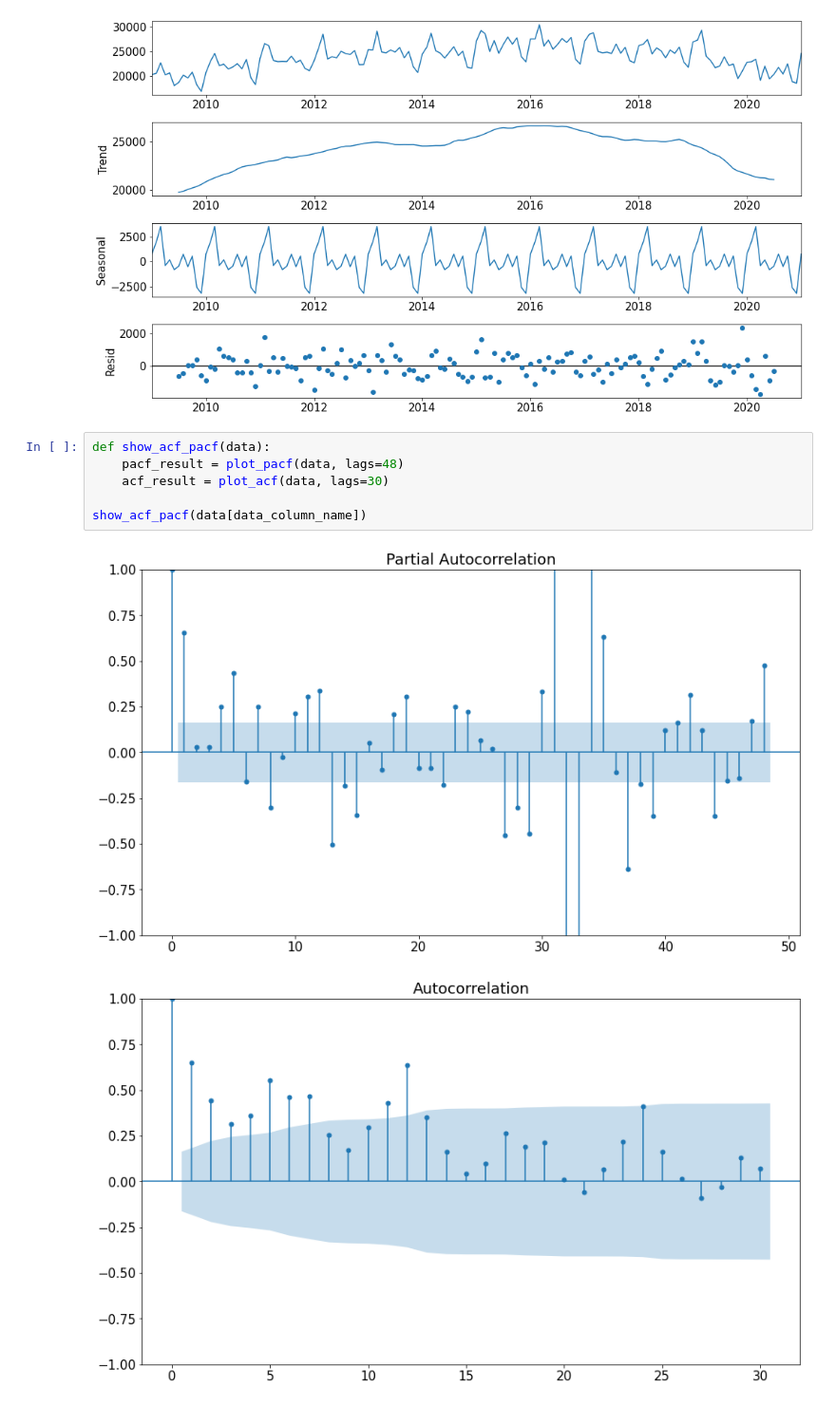
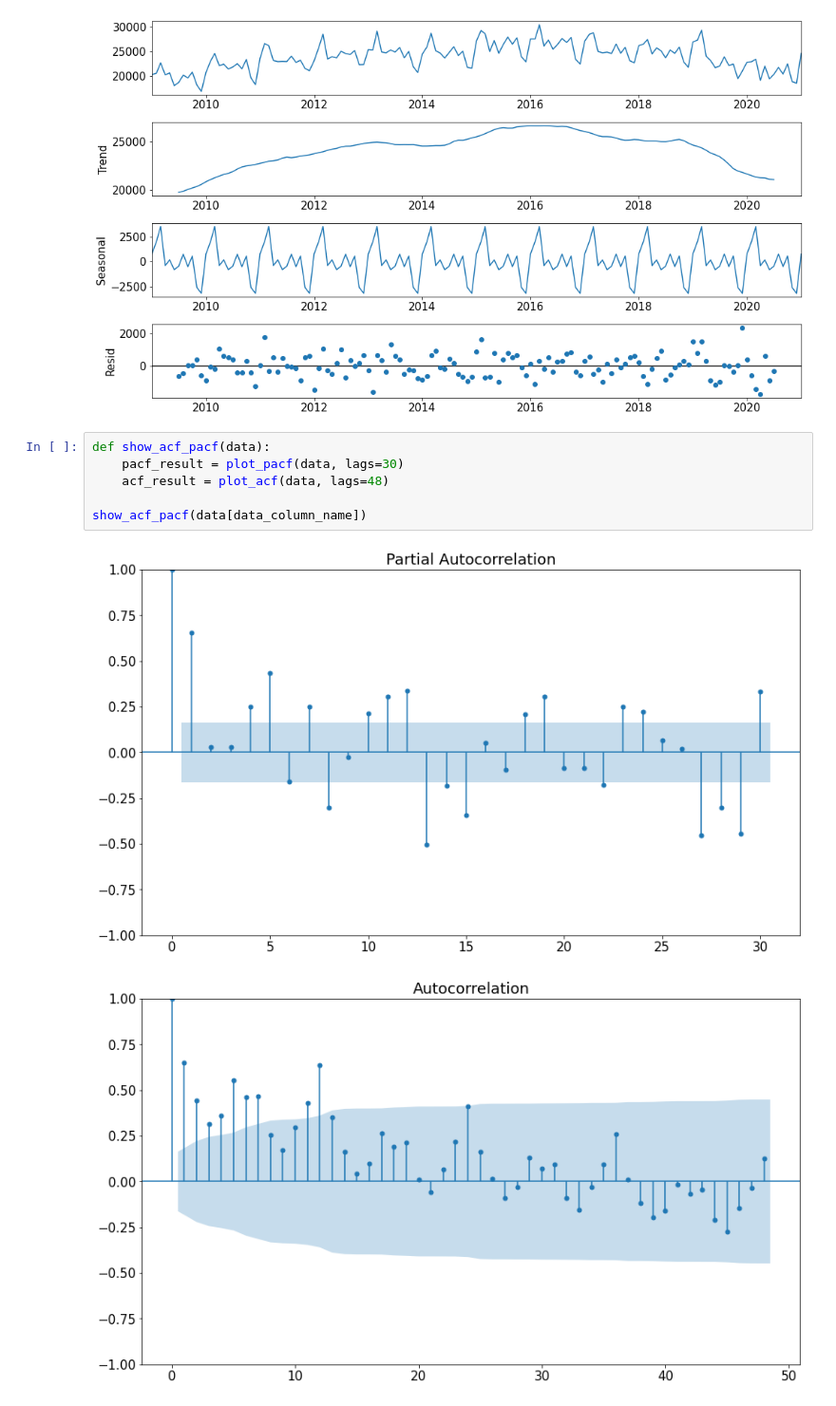
Before and after one commit to markbugatti/time-series-analysis, a Jupyter notebook: Advanced modelling/SARIMA 2.ipynb, the cells around one changed output. Shown at 95% size. Cells and saved outputs as stored; diff of their text form.

```diff
--- a/Advanced modelling/SARIMA 2.ipynb
+++ b/Advanced modelling/SARIMA 2.ipynb
@@ -81,13 +85,13 @@ fig = result.plot()
 [figure]
 # %%
 def show_acf_pacf(data):
-    pacf_result = plot_pacf(data, lags=48)
-    acf_result = plot_acf(data, lags=30)
+    pacf_result = plot_pacf(data, lags=30)
+    acf_result = plot_acf(data, lags=48)
 
 show_acf_pacf(data[data_column_name])
 # %% [output]
-[figure, old version]
+[figure, new version]
-[figure, old version]
+[figure, new version]
 # %%
 # Take the log difference to make data stationary
 def check_stationarity(ts) -> bool:
```
Also changed, not shown: parts of 20 cells of this notebook.
